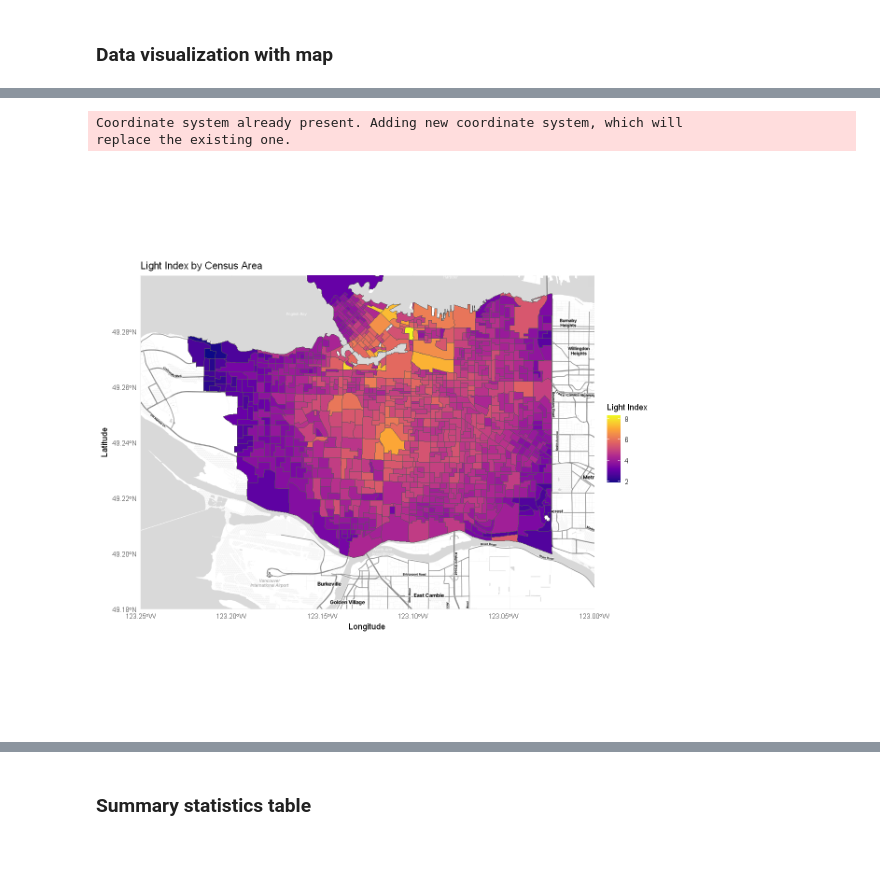
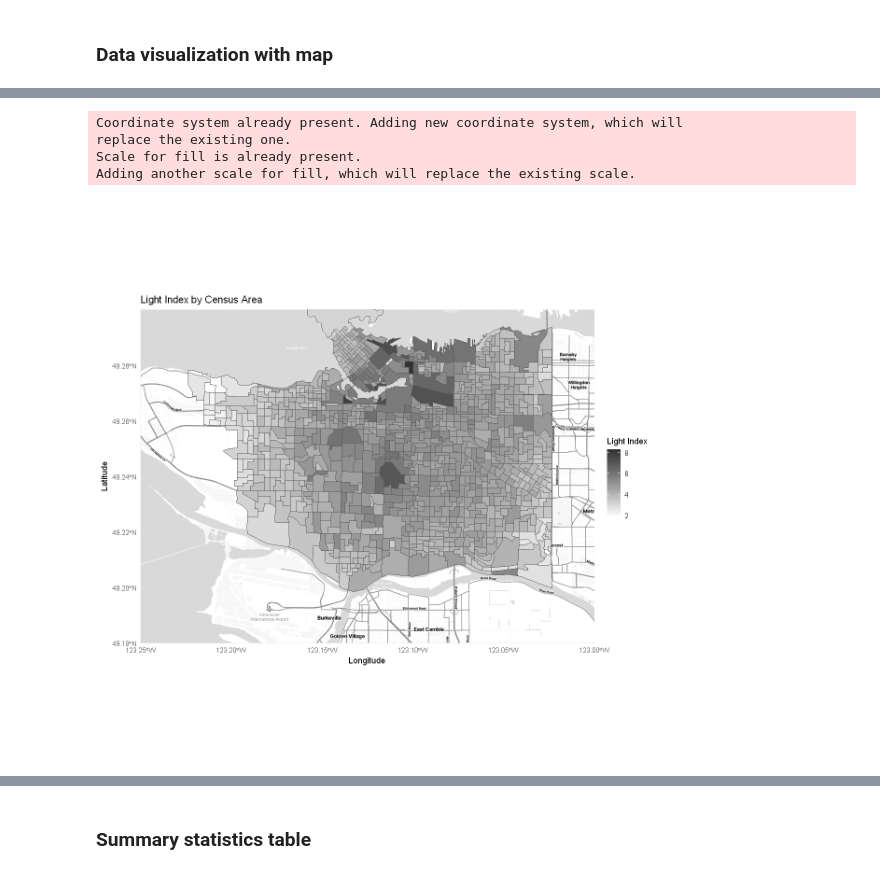
Before and after one commit to Irene-Berezin/econ326, a Jupyter notebook: project_workbook.ipynb, the cells around one changed output, grey strips where cells are left out. Cells and saved outputs as stored; diff of their text form; code cells hidden in the pictures.

Commit message:
added visuals, fixed some stuff, fixed age

```diff
--- a/project_workbook.ipynb
+++ b/project_workbook.ipynb
@@ -86,7 +47,7 @@ library(cancensus)
 options(cancensus.api_key='CensusMapper_f228791d9506a7a747ece66db73b95be')
 options(cancensus.cache_path = "/cache")
 
-census_data <- get_census(dataset='CA16', regions=list(CSD="5915022"), vectors=c("v_CA16_401","v_CA16_404","v_CA16_406","v_CA16_1","v_CA16_2396","v_CA16_2510", "v_CA16_5078", "v_CA16_3411", "v_CA16_2397"), labels="detailed", geo_format="sf", level='DA')
+census_data <- get_census(dataset='CA16', regions=list(CSD="5915022"), vectors=c("v_CA16_379", "v_CA16_401","v_CA16_404","v_CA16_406","v_CA16_1","v_CA16_2396","v_CA16_2510", "v_CA16_5078", "v_CA16_3411", "v_CA16_2397"), labels="detailed", geo_format="sf", level='DA')
 
 census_data_clean <- census_data|>
     rename(
@@ -97,7 +58,7 @@ census_data_clean <- census_data|>
         population_density = 'v_CA16_406: Population density per square kilometre',
         region = `Region Name` ,
         area_sq_km = `Area (sq km)`,
-        age =  `v_CA16_1: Age Stats` ,
+        age =  `v_CA16_379: Average age` ,
         income = `v_CA16_2397: Median total income of households in 2015 ($)`,
         education = `v_CA16_5078: University certificate, diploma or degree at bachelor level or above`,
         immigrant = 'v_CA16_3411: Immigrants'
@@ -596,8 +548,8 @@ Warning message:
 # %%
 bbox <- c(left = -123.25, bottom = 49.18, right = -123.0, top = 49.3)
 
-map <- get_stadiamap(bbox = bbox, zoom = 13, maptype = "stamen_toner_lite", filetype = "svg")
-ggmap(map)
+base <- get_stadiamap(bbox = bbox, zoom = 13, maptype = "stamen_toner_lite", filetype = "svg")
+ggmap(base)
 # %% [output]
 ℹ © Stadia Maps © Stamen Design © OpenMapTiles © OpenStreetMap contributors.
 
@@ -644,16 +702,19 @@ Adding another scale for fill, which will replace the existing scale.
 # %%
 # Add visualization for light index data
-light_index_map <- ggmap(map) +
+light_index_map <- ggmap(base) +
   geom_sf(data = census_index_crime, aes(fill = light_index),inherit.aes = FALSE) +
-  scale_fill_viridis_c(option = "plasma", name = "Light Index") +
+ scale_fill_viridis_c() +
+  scale_fill_gradient(low = "#ffffff", high = "#333333") +
   coord_sf(crs = st_crs(4326)) +
   theme_minimal() +
   labs(title = "Light Index by Census Area", fill = "Light Index", x = "Longitude", y = "Latitude")
 
 light_index_map
 # %% [output]
 Coordinate system already present. Adding new coordinate system, which will
 replace the existing one.
+Scale for fill is already present.
+Adding another scale for fill, which will replace the existing scale.
-[figure, old version]
+[figure, new version]
 # %%
 # Add visualization for school index data
```
Also changed, not shown: parts of 41 cells of this notebook.
